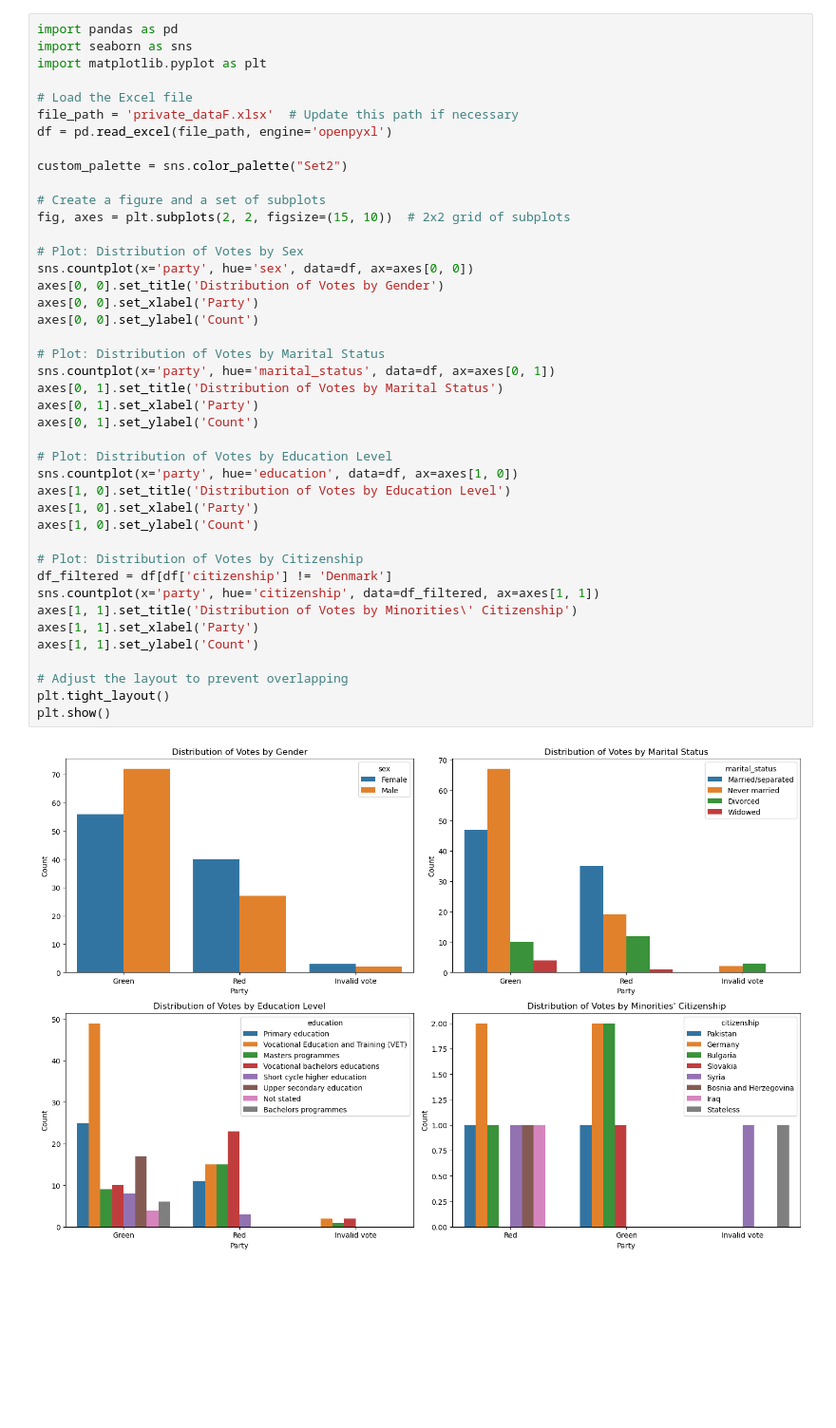
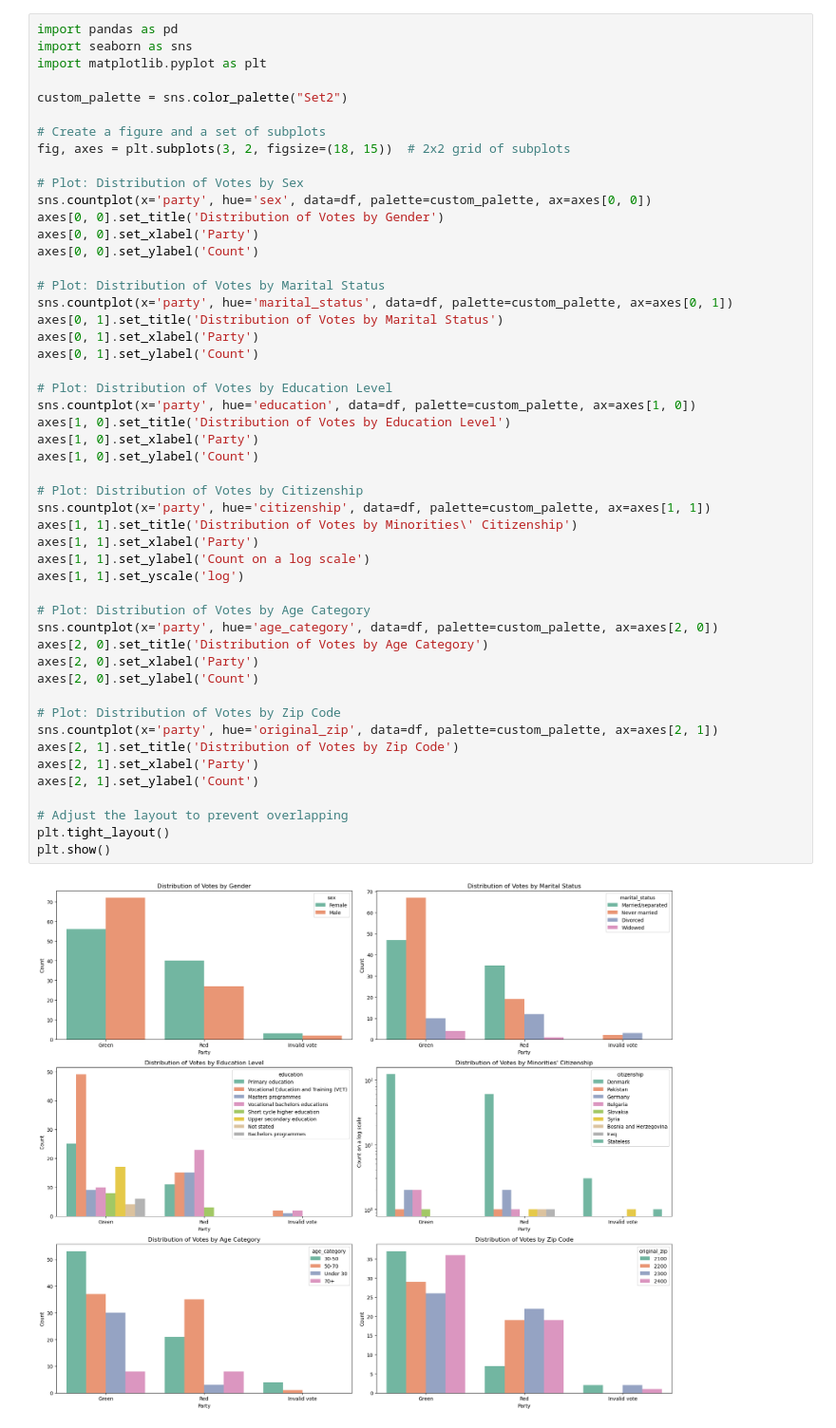
Before and after one commit to ChristianSneffeFleischer/SP_project2024, a Jupyter notebook: Part_1/Group Academic Weapons F-20241101/Q2.ipynb, the cells around one changed output. Shown at 95% size. Saved outputs shown, nothing was run; the diff lists cells and outputs as text; blank space fills up the shorter version.

```diff
--- a/Part_1/Group Academic Weapons F-20241101/Q2.ipynb
+++ b/Part_1/Group Academic Weapons F-20241101/Q2.ipynb
@@ -59,42 +87,50 @@ import pandas as pd
 import seaborn as sns
 import matplotlib.pyplot as plt
 
-# Load the Excel file
-file_path = 'private_dataF.xlsx'  # Update this path if necessary
-df = pd.read_excel(file_path, engine='openpyxl')
-
 custom_palette = sns.color_palette("Set2")
 
 # Create a figure and a set of subplots
-fig, axes = plt.subplots(2, 2, figsize=(15, 10))  # 2x2 grid of subplots
+fig, axes = plt.subplots(3, 2, figsize=(18, 15))  # 2x2 grid of subplots
 
 # Plot: Distribution of Votes by Sex
-sns.countplot(x='party', hue='sex', data=df, ax=axes[0, 0])
+sns.countplot(x='party', hue='sex', data=df, palette=custom_palette, ax=axes[0, 0])
 axes[0, 0].set_title('Distribution of Votes by Gender')
 axes[0, 0].set_xlabel('Party')
 axes[0, 0].set_ylabel('Count')
 
 # Plot: Distribution of Votes by Marital Status
-sns.countplot(x='party', hue='marital_status', data=df, ax=axes[0, 1])
+sns.countplot(x='party', hue='marital_status', data=df, palette=custom_palette, ax=axes[0, 1])
 axes[0, 1].set_title('Distribution of Votes by Marital Status')
 axes[0, 1].set_xlabel('Party')
 axes[0, 1].set_ylabel('Count')
 
 # Plot: Distribution of Votes by Education Level
-sns.countplot(x='party', hue='education', data=df, ax=axes[1, 0])
+sns.countplot(x='party', hue='education', data=df, palette=custom_palette, ax=axes[1, 0])
 axes[1, 0].set_title('Distribution of Votes by Education Level')
 axes[1, 0].set_xlabel('Party')
 axes[1, 0].set_ylabel('Count')
 
 # Plot: Distribution of Votes by Citizenship
-df_filtered = df[df['citizenship'] != 'Denmark']
-sns.countplot(x='party', hue='citizenship', data=df_filtered, ax=axes[1, 1])
+sns.countplot(x='party', hue='citizenship', data=df, palette=custom_palette, ax=axes[1, 1])
 axes[1, 1].set_title('Distribution of Votes by Minorities\' Citizenship')
 axes[1, 1].set_xlabel('Party')
-axes[1, 1].set_ylabel('Count')
+axes[1, 1].set_ylabel('Count on a log scale')
+axes[1, 1].set_yscale('log')
+
+# Plot: Distribution of Votes by Age Category
+sns.countplot(x='party', hue='age_category', data=df, palette=custom_palette, ax=axes[2, 0])
+axes[2, 0].set_title('Distribution of Votes by Age Category')
+axes[2, 0].set_xlabel('Party')
+axes[2, 0].set_ylabel('Count')
+
+# Plot: Distribution of Votes by Zip Code
+sns.countplot(x='party', hue='original_zip', data=df, palette=custom_palette, ax=axes[2, 1])
+axes[2, 1].set_title('Distribution of Votes by Zip Code')
+axes[2, 1].set_xlabel('Party')
+axes[2, 1].set_ylabel('Count')
 
 # Adjust the layout to prevent overlapping
 plt.tight_layout()
 plt.show()
 # %% [output]
-[figure, old version]
+[figure, new version]
```
Also changed, not shown: parts of 1 cell of this notebook.
